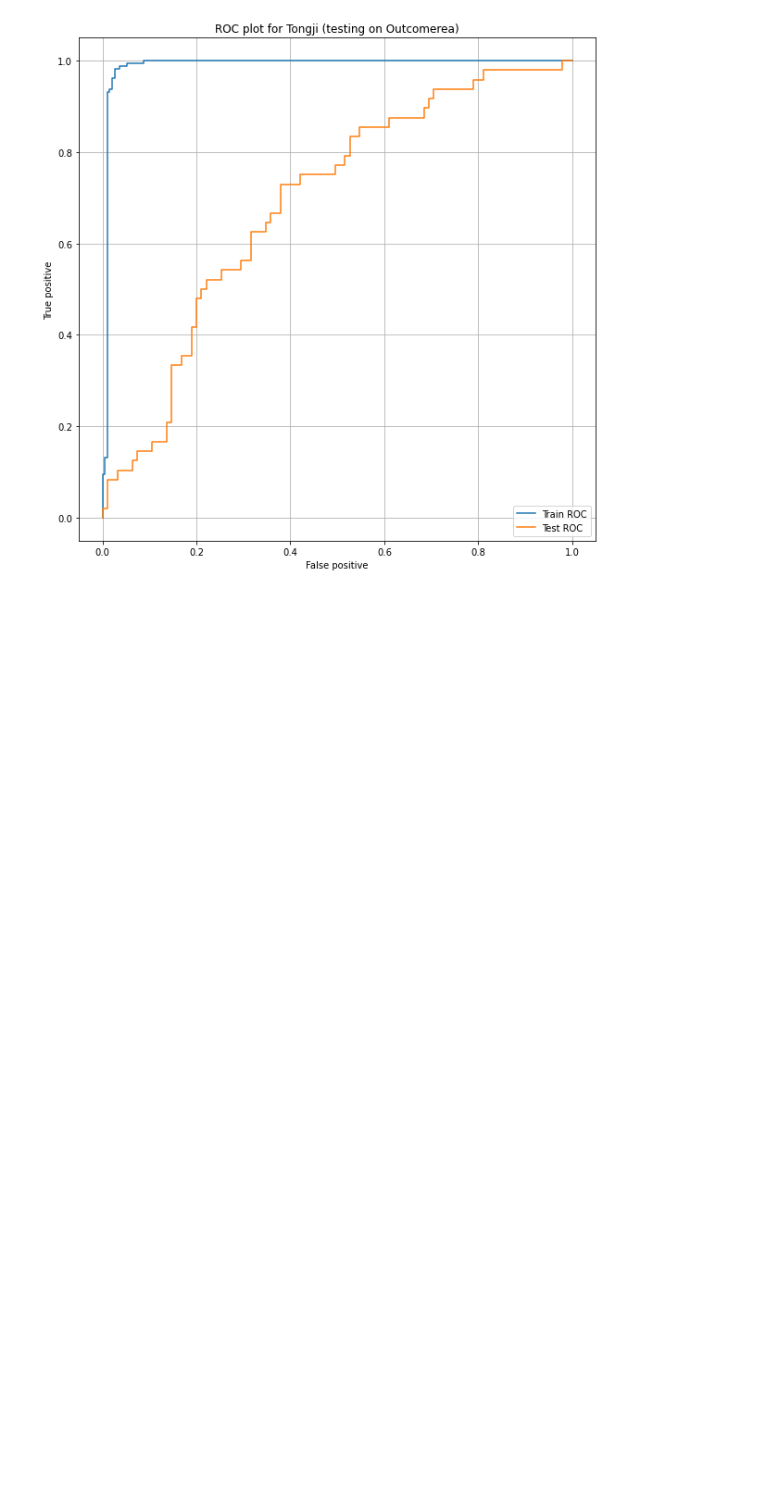
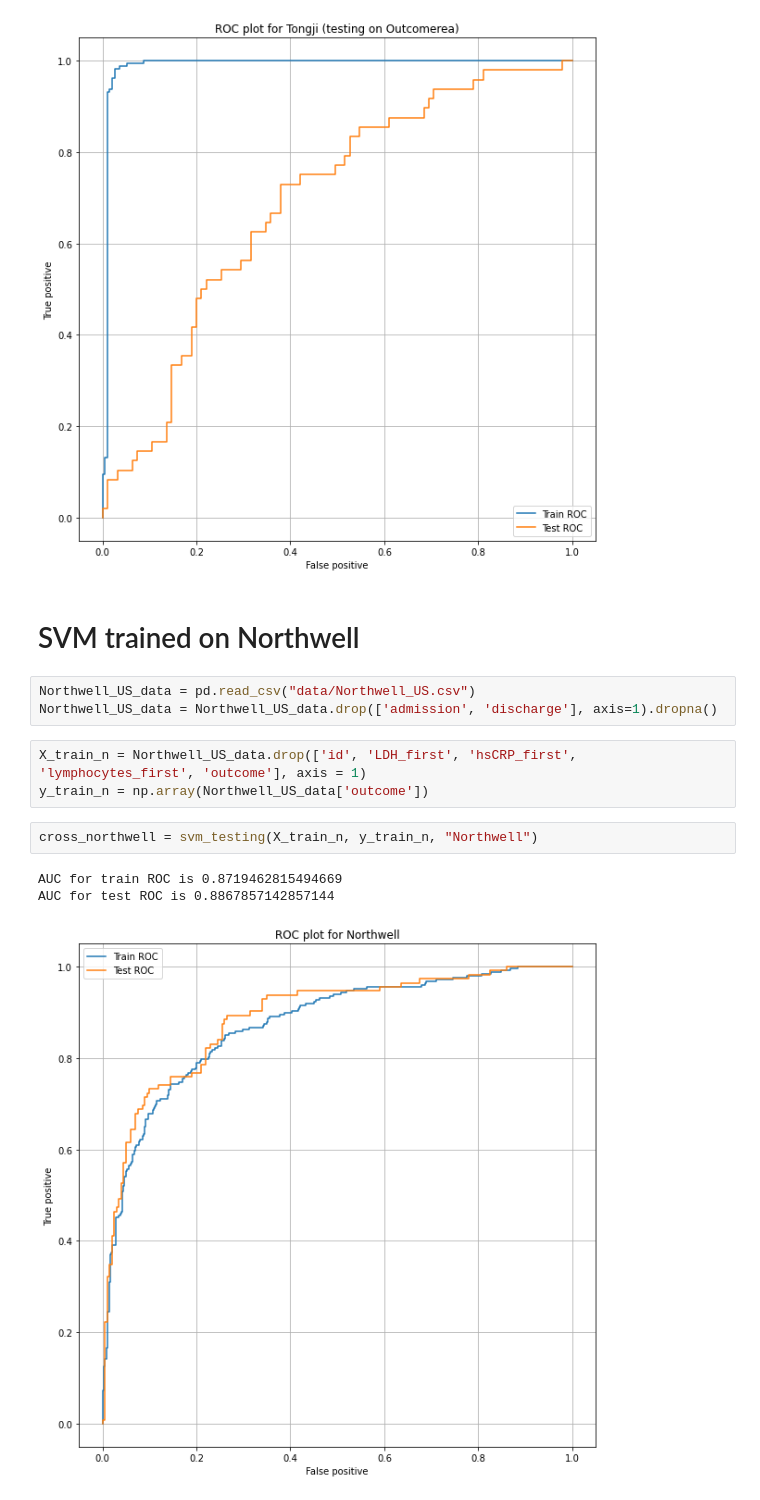
Before and after one commit to konrad-komisarczyk/wb2021, a Jupyter notebook: SVM_test.ipynb, the cells around one changed output. Saved outputs shown, nothing was run; the diff lists cells and outputs as text; blank space fills up the shorter version.

Commit message:
northwell

```diff
--- a/SVM_test.ipynb
+++ b/SVM_test.ipynb
@@ -199,3 +199,17 @@ print("AUC for test ROC is %s"%metrics.auc(test_fpr, test_tpr))
 AUC for train ROC is 0.9892557651991615
 AUC for test ROC is 0.6901315789473684
 [figure]
+# %% [markdown]
+# SVM trained on Northwell
+# %%
+Northwell_US_data = pd.read_csv("data/Northwell_US.csv")
+Northwell_US_data = Northwell_US_data.drop(['admission', 'discharge'], axis=1).dropna()
+# %%
+X_train_n = Northwell_US_data.drop(['id', 'LDH_first', 'hsCRP_first', 'lymphocytes_first', 'outcome'], axis = 1)
+y_train_n = np.array(Northwell_US_data['outcome'])
+# %%
+cross_northwell = svm_testing(X_train_n, y_train_n, "Northwell")
+# %% [output]
+AUC for train ROC is 0.8719462815494669
+AUC for test ROC is 0.8867857142857144
+[figure, added]
```
Also changed, not shown: parts of 9 cells of this notebook, 2 other files.
